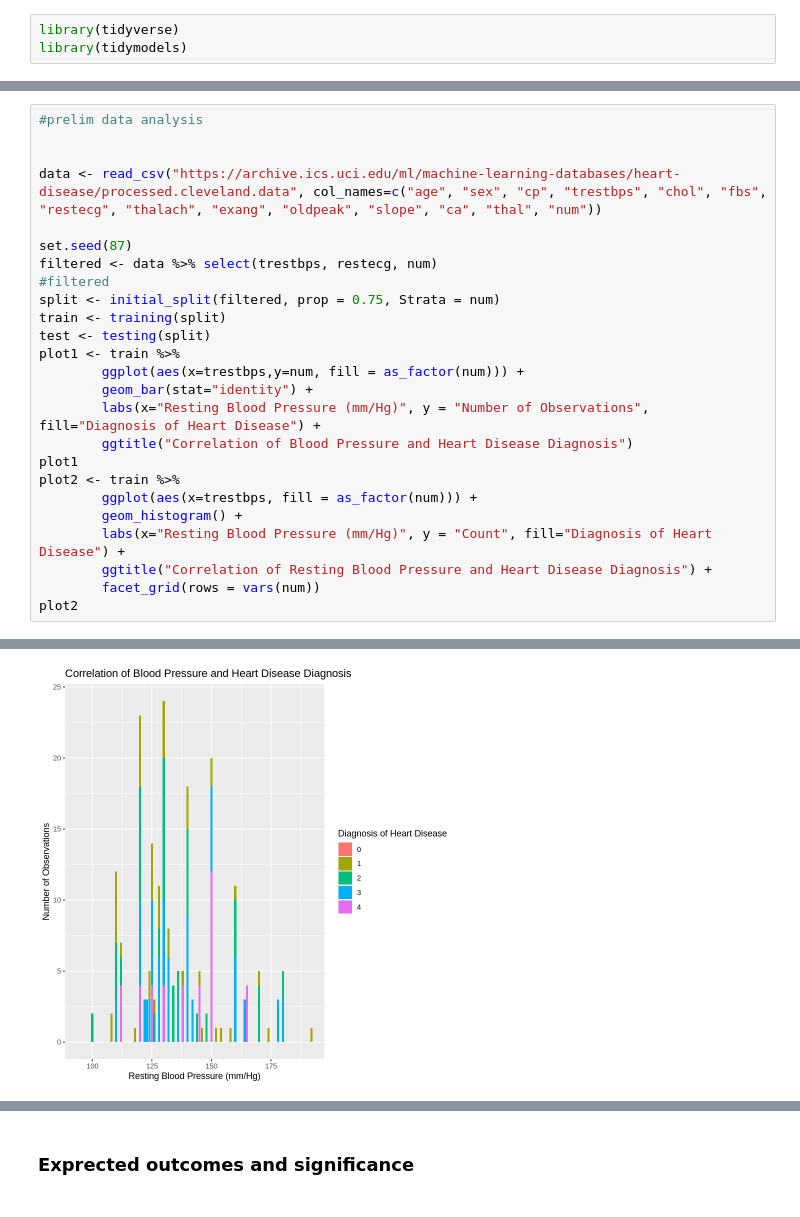
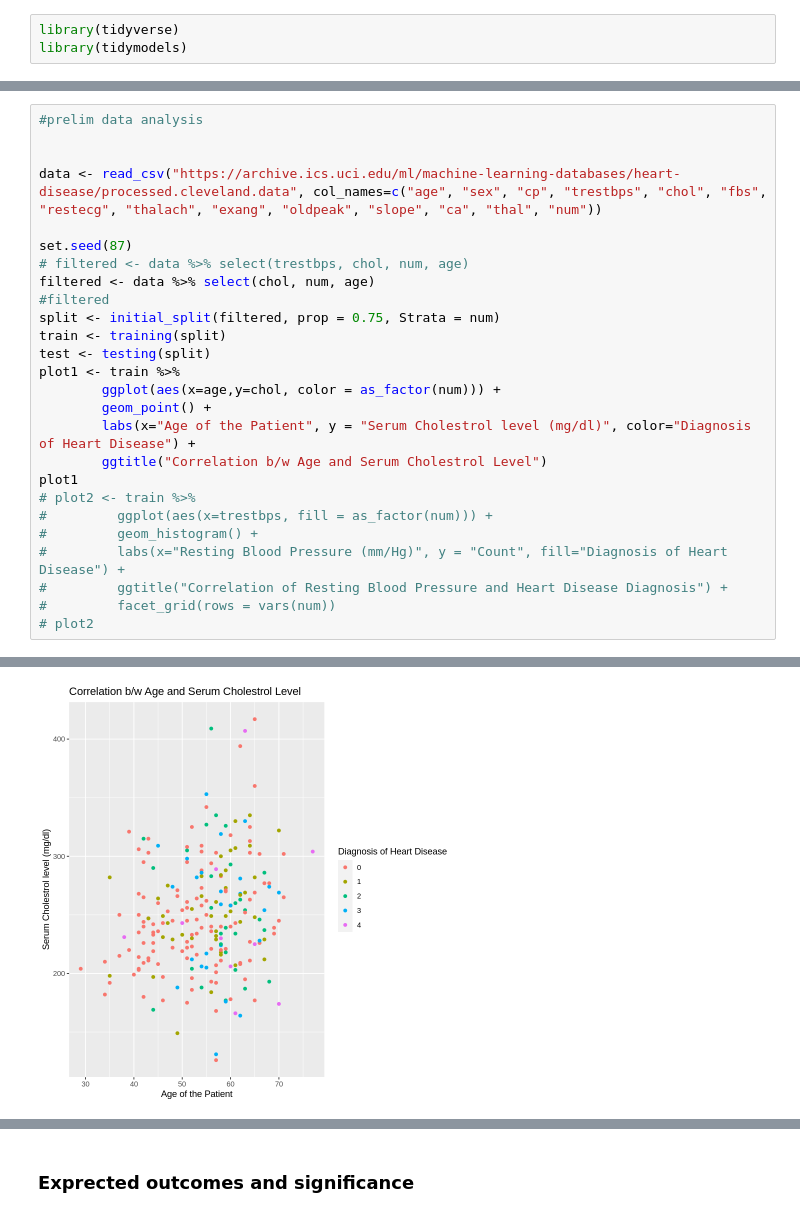
Before and after one commit to alexcw-5/DSCI-100-Group-Project, a Jupyter notebook: Proposal.ipynb, the cells around one changed output, grey strips where cells are left out. Saved outputs shown, nothing was run; the diff lists cells and outputs as text.

Commit message:
Changing variables to age and chol
The prev. histogram is intact, it is commented out for now.

```diff
--- a/Proposal.ipynb
+++ b/Proposal.ipynb
@@ -57,24 +57,25 @@ We have chosen to use ECG results as one of our main predictors due to its abili
 data <- read_csv("https://archive.ics.uci.edu/ml/machine-learning-databases/heart-disease/processed.cleveland.data", col_names=c("age", "sex", "cp", "trestbps", "chol", "fbs", "restecg", "thalach", "exang", "oldpeak", "slope", "ca", "thal", "num"))
 
 set.seed(87)
-filtered <- data %>% select(trestbps, restecg, num)
+# filtered <- data %>% select(trestbps, chol, num, age)
+filtered <- data %>% select(chol, num, age)
 #filtered
 split <- initial_split(filtered, prop = 0.75, Strata = num)
 train <- training(split)
 test <- testing(split)
 plot1 <- train %>%
-        ggplot(aes(x=trestbps,y=num, fill = as_factor(num))) +
-        geom_bar(stat="identity") +
-        labs(x="Resting Blood Pressure (mm/Hg)", y = "Number of Observations", fill="Diagnosis of Heart Disease") +
-        ggtitle("Correlation of Blood Pressure and Heart Disease Diagnosis")
+        ggplot(aes(x=age,y=chol, color = as_factor(num))) +
+        geom_point() +
+        labs(x="Age of the Patient", y = "Serum Cholestrol level (mg/dl)", color="Diagnosis of Heart Disease") +
+        ggtitle("Correlation b/w Age and Serum Cholestrol Level")
 plot1
-plot2 <- train %>%
-        ggplot(aes(x=trestbps, fill = as_factor(num))) +
-        geom_histogram() +
-        labs(x="Resting Blood Pressure (mm/Hg)", y = "Count", fill="Diagnosis of Heart Disease") +
-        ggtitle("Correlation of Resting Blood Pressure and Heart Disease Diagnosis") +
-        facet_grid(rows = vars(num))
-plot2
+# plot2 <- train %>%
+#         ggplot(aes(x=trestbps, fill = as_factor(num))) +
+#         geom_histogram() +
+#         labs(x="Resting Blood Pressure (mm/Hg)", y = "Count", fill="Diagnosis of Heart Disease") +
+#         ggtitle("Correlation of Resting Blood Pressure and Heart Disease Diagnosis") +
+#         facet_grid(rows = vars(num))
+# plot2
 # %% [output]
 Parsed with column specification:
 cols(
@@ -98 +97 @@ cols(
-[figure, old version]
+[figure, new version]
```
Also changed, not shown: parts of 4 cells of this notebook.
